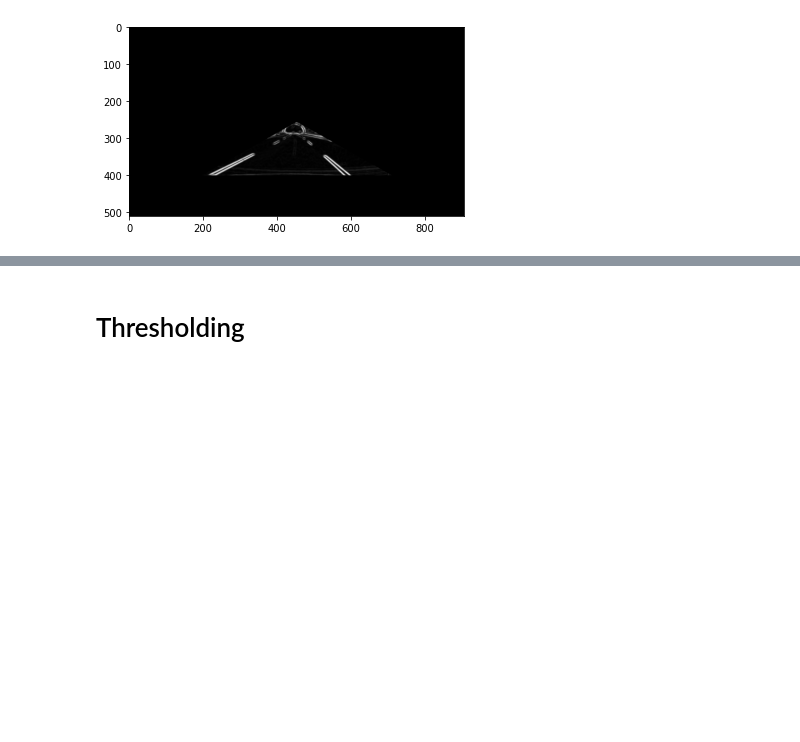
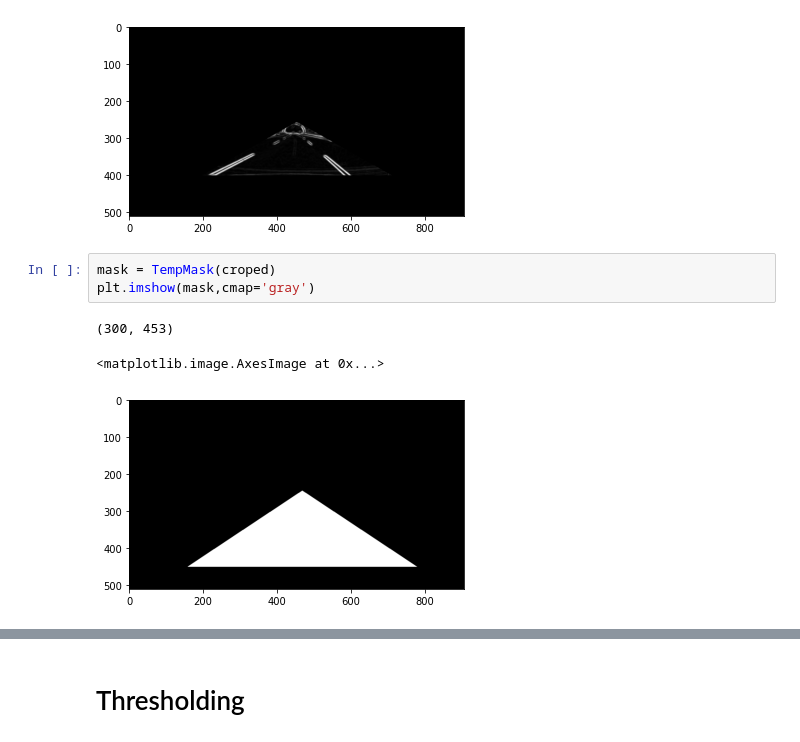
Before and after one commit to Beepbloop/lane_detection, a Jupyter notebook: EntireProcess.ipynb, the cells around one changed output, grey strips where cells are left out. Cells and saved outputs as stored; diff of their text form; blank space fills up the shorter version.

```diff
--- a/EntireProcess.ipynb
+++ b/EntireProcess.ipynb
@@ -68,3 +68,10 @@ plt.imshow(croped,cmap='gray')
 # %% [output]
 <matplotlib.image.AxesImage at 0x...>
 [figure]
+# %%
+mask = TempMask(croped)
+plt.imshow(mask,cmap='gray')
+# %% [output]
+(300, 453)
+<matplotlib.image.AxesImage at 0x...>
+[figure, added]
```
Also changed, not shown: parts of 10 cells of this notebook, 2 other files.
